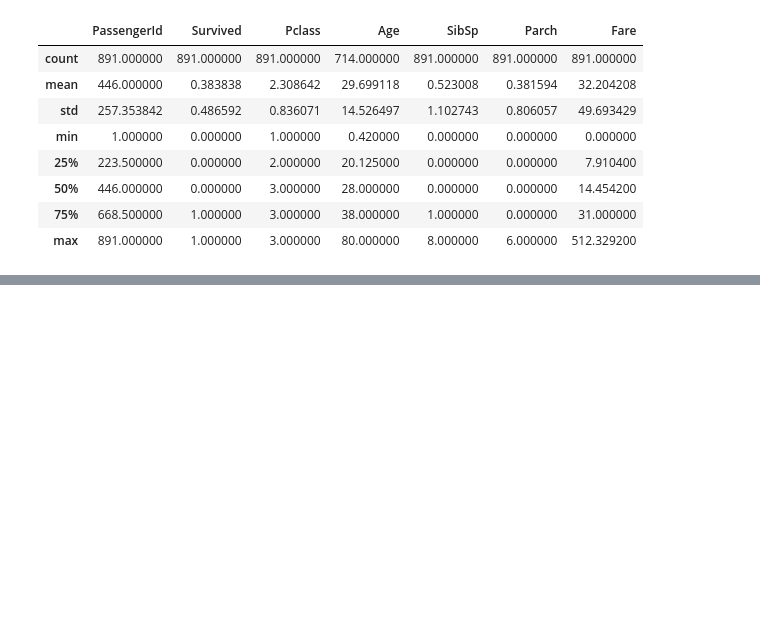
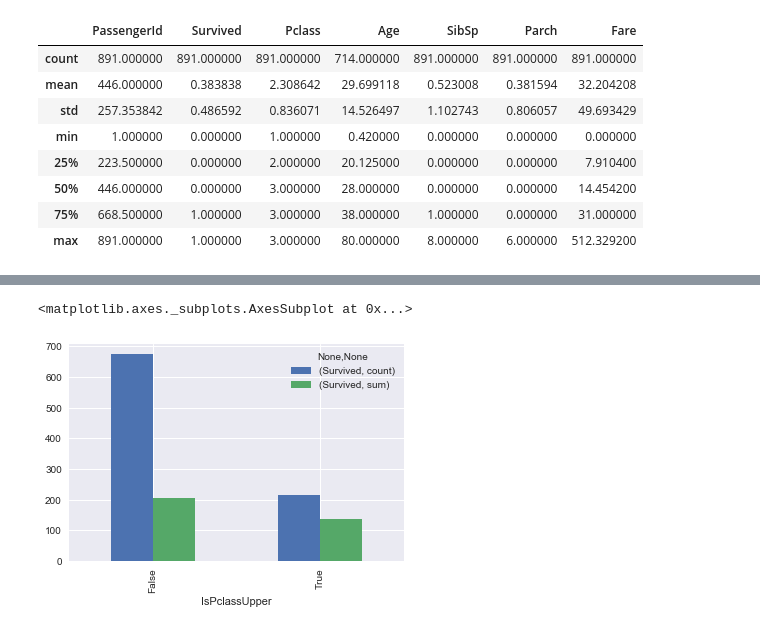
Before and after one commit to XCMer/DAND-Investigate-Dataset, a Jupyter notebook: Analysis.ipynb, the cells around one changed output, grey strips where cells are left out. Cells and saved outputs as stored; diff of their text form; code cells hidden in the pictures; blank space fills up the shorter version.

```diff
--- a/Analysis.ipynb
+++ b/Analysis.ipynb
@@ -115,0 +152,5 @@ categorical_survival_histogram('Parch')
+# %%
+titanic.groupby('IsPclassUpper').agg({'Survived': ['count', 'sum']}).plot(kind='bar')
+# %% [output]
+<matplotlib.axes._subplots.AxesSubplot at 0x...>
+[figure, added]
```
Also changed, not shown: parts of 78 cells of this notebook, 3 other files.
